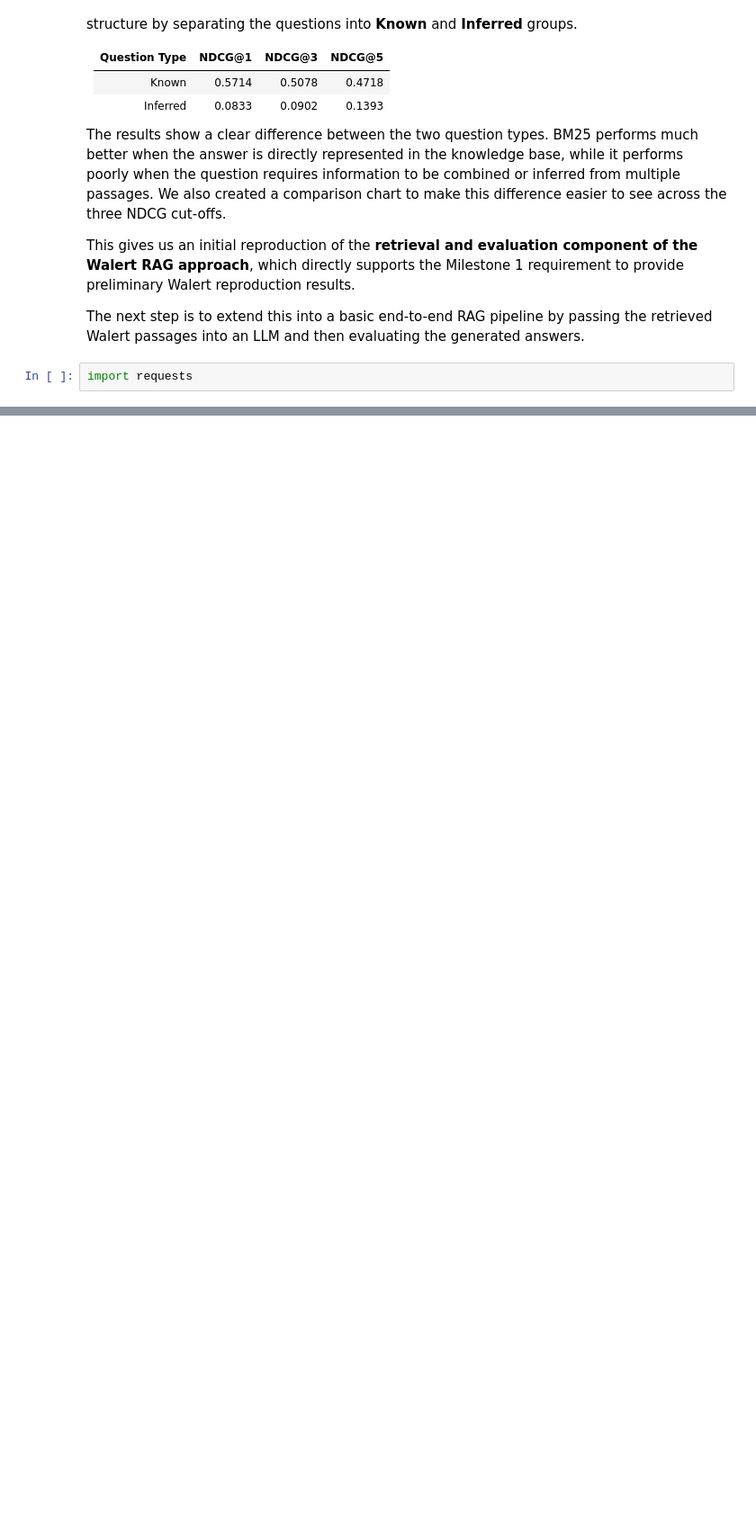
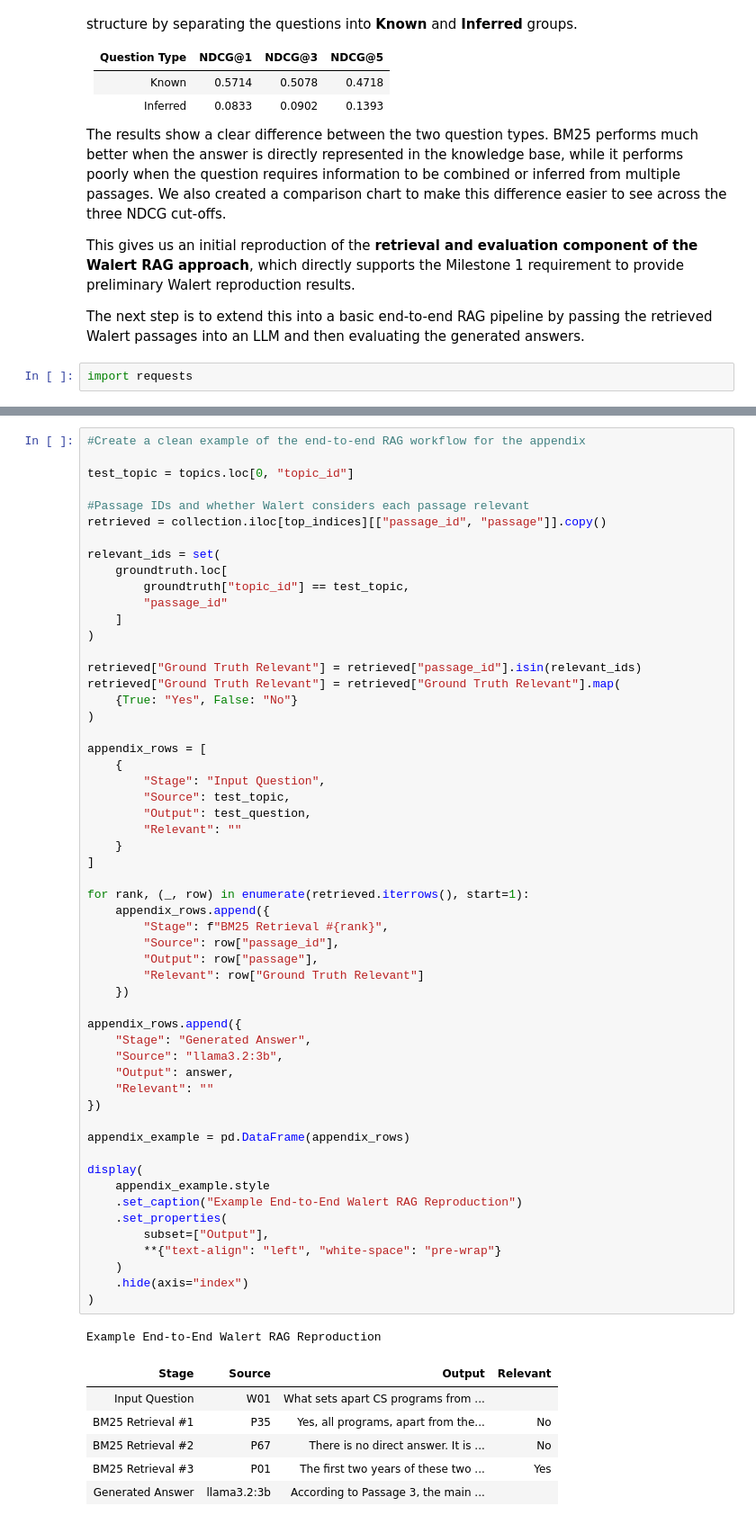
Before and after one commit to SeanRichards27/Case-Studies-WIL-Project, a Jupyter notebook: notebooks/Walert_BM25_Reproduction.ipynb, the cells around one changed output, grey strips where cells are left out. Shown at 90% size. Cells and saved outputs as stored; diff of their text form; blank space fills up the shorter version.

Commit message:
Update Walert reproduction with appendix example and fixed some note

```diff
--- a/notebooks/Walert_BM25_Reproduction.ipynb
+++ b/notebooks/Walert_BM25_Reproduction.ipynb
@@ -455,3 +455,66 @@ Passage 2 is the most directly relevant to the question. According to Passage 2,
+# %%
+#Create a clean example of the end-to-end RAG workflow for the appendix
+
+test_topic = topics.loc[0, "topic_id"]
+
+#Passage IDs and whether Walert considers each passage relevant
+retrieved = collection.iloc[top_indices][["passage_id", "passage"]].copy()
+
+relevant_ids = set(
+    groundtruth.loc[
+        groundtruth["topic_id"] == test_topic,
+        "passage_id"
+    ]
+)
+
+retrieved["Ground Truth Relevant"] = retrieved["passage_id"].isin(relevant_ids)
+retrieved["Ground Truth Relevant"] = retrieved["Ground Truth Relevant"].map(
+    {True: "Yes", False: "No"}
+)
+
+appendix_rows = [
+    {
+        "Stage": "Input Question",
+        "Source": test_topic,
+        "Output": test_question,
+        "Relevant": ""
+    }
+]
+
+for rank, (_, row) in enumerate(retrieved.iterrows(), start=1):
+    appendix_rows.append({
+        "Stage": f"BM25 Retrieval #{rank}",
+        "Source": row["passage_id"],
+        "Output": row["passage"],
+        "Relevant": row["Ground Truth Relevant"]
+    })
+
+appendix_rows.append({
+    "Stage": "Generated Answer",
+    "Source": "llama3.2:3b",
+    "Output": answer,
+    "Relevant": ""
+})
+
+appendix_example = pd.DataFrame(appendix_rows)
+
+display(
+    appendix_example.style
+    .set_caption("Example End-to-End Walert RAG Reproduction")
+    .set_properties(
+        subset=["Output"],
+        **{"text-align": "left", "white-space": "pre-wrap"}
+    )
+    .hide(axis="index")
+)
+# %% [output]
+Example End-to-End Walert RAG Reproduction
+| Stage | Source | Output | Relevant |
+| Input Question | W01 | What sets apart CS programs from ... |  |
+| BM25 Retrieval #1 | P35 | Yes, all programs, apart from the... | No |
+| BM25 Retrieval #2 | P67 | There is no direct answer. It is ... | No |
+| BM25 Retrieval #3 | P01 | The first two years of these two ... | Yes |
+| Generated Answer | llama3.2:3b | According to Passage 3, the main ... |  |
 # %% [markdown]
 ### End-to-End RAG Test – Key Findings
 
```
Also changed, not shown: parts of 3 cells of this notebook.
